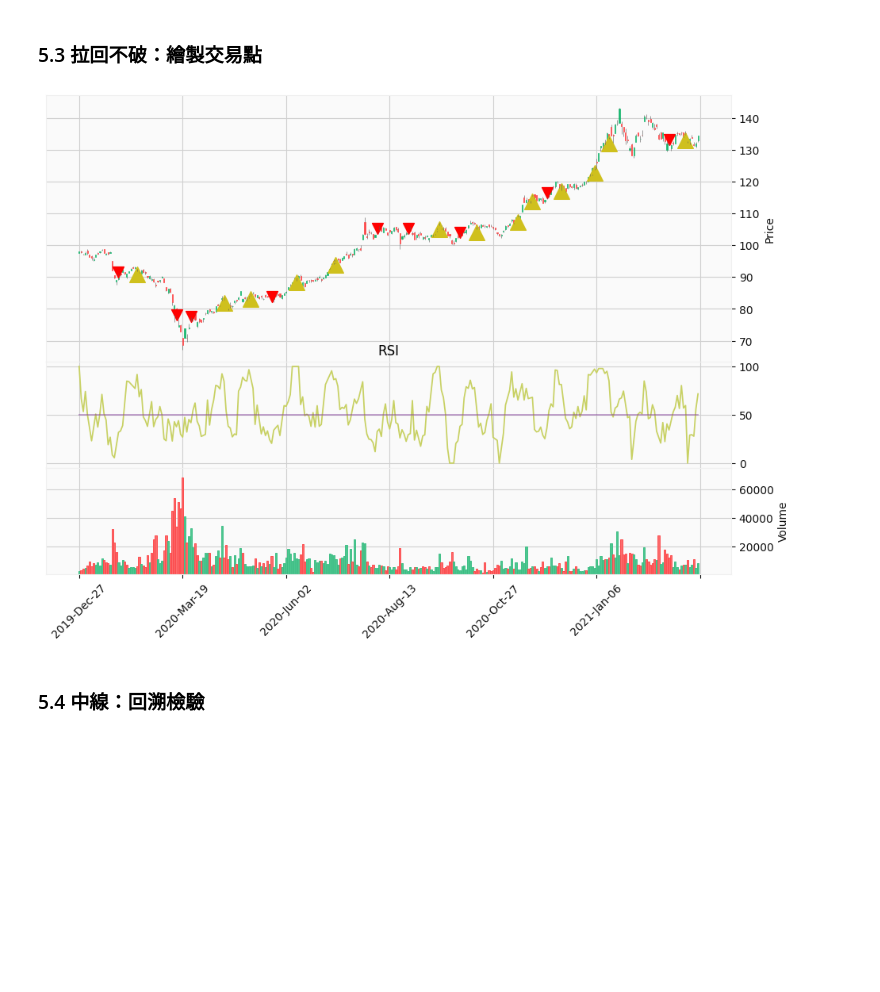
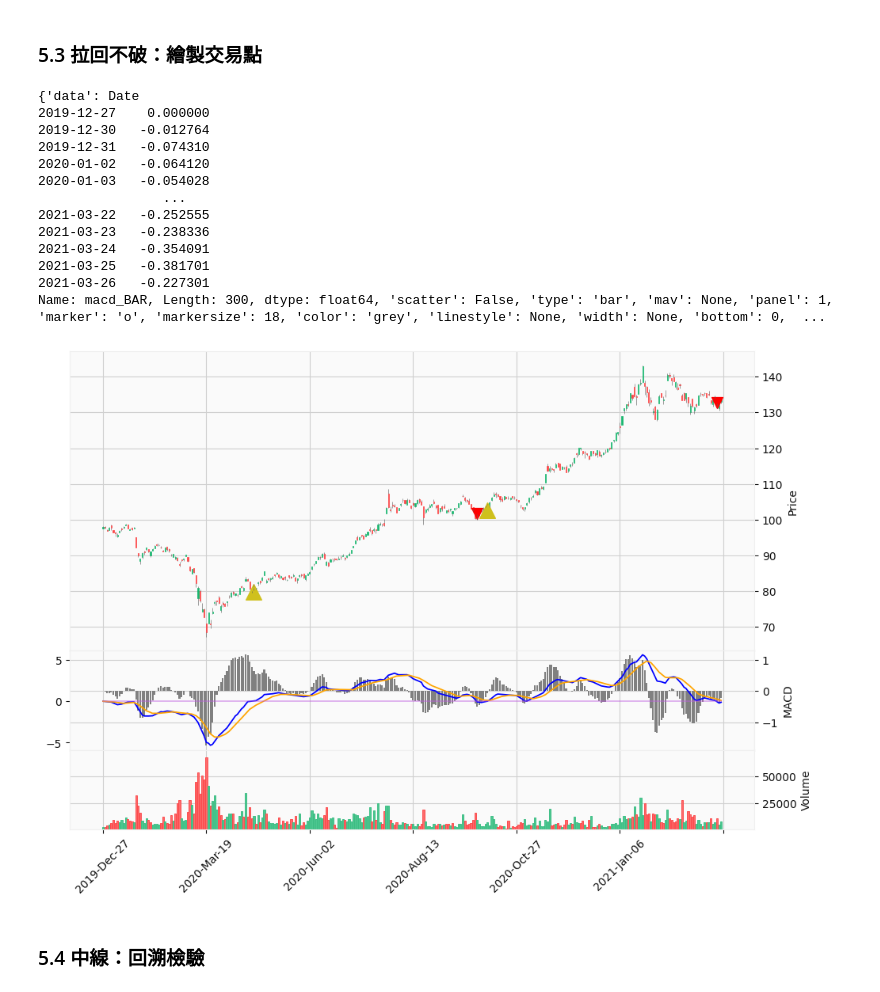
Before and after one commit to a23956491z/backtesting-project, a Jupyter notebook: production/MACD/explanation.ipynb, the cells around one changed output. Saved outputs shown, nothing was run; the diff lists cells and outputs as text; code cells hidden in the pictures; blank space fills up the shorter version.

Commit message:
Production: MACD explan strat. 2

```diff
--- a/production/MACD/explanation.ipynb
+++ b/production/MACD/explanation.ipynb
@@ -347,43 +323,59 @@ buy  | 2021-03-18 00:00:00 134.9
 # %%
 plots = []
 
 # the position in graph
 buy, sell = [], []
 
 # Adjust the position to avoid signals block the lines
 for index, row in data.iterrows():
     buy.append(row['Close']*0.985 if strategy_2.loc[index]['buy'] else np.nan)
     sell.append(row['Close']*1.01 if strategy_2.loc[index]['sell'] else np.nan)
 
+print( mpf.make_addplot(data['macd_BAR'], type = 'bar', panel = 1, color = 'grey', ylabel = 'MACD'))
 
 plots = [
-    # Add the RSI indicator to plot
-    mpf.make_addplot(data['RSI'], panel = 1, color='#c8d164', title='RSI'),
+          mpf.make_addplot(data['macd_BAR'], type = 'bar', panel = 1, color = 'grey', ylabel = 'MACD'),
+          mpf.make_addplot(data['macd_DIF'], panel = 1, color = 'blue'),
+          mpf.make_addplot(data['macd_DEM'], panel = 1, color = 'orange'),
 
-
-    # Add middle_line to plot
-    mpf.make_addplot(np.full((len(data)), middle_line), panel = 1, color='#7e3696', alpha=0.5),
-]
+          # Add zero line
+          mpf.make_addplot(np.full((len(data)), middle_line), panel = 1, color='#bf5ce0', alpha=0.5),
+       ]
 
 # Add trading point to plot
 #    np.isnan(sell) determine the value is nan or not
 #    count_nonzero(np.isnan(sell)) counts how many nan we have
 #    if nan amount equal the length of array, we don't have sell record
 if not np.count_nonzero(np.isnan(sell)) == len(sell):
     plots.append(mpf.make_addplot(sell , type = 'scatter', color = 'red', marker = 'v', markersize = 100))
 if not np.count_nonzero(np.isnan(buy)) == len(buy):
     plots.append(mpf.make_addplot(buy , type = 'scatter', color = '#cfc01d', marker = '^', markersize = 200))
 
-mpf.plot( data,
-            type='candle',       # candlestick chart of stock price
-            volume=True,         # plots trading volume as well
-            volume_panel=2,
-            figscale=1.5,          # make graph twice bigger
-            style='yahoo',       # color scheme using 'yahoo' style
-            addplot = plots,
+# # make the graph(plot)
+mpf.plot(data,
+         type='candle',   # candlestick chart of stock price
+         volume=True,     # plots trading volume as well
+         volume_panel=2,
+         figscale=1.5,
+         addplot = plots,
+         style='yahoo',
+         panel_ratios = (3, 1, 0.8)
 )
 # %% [output]
+{'data': Date
+2019-12-27    0.000000
+2019-12-30   -0.012764
+2019-12-31   -0.074310
+2020-01-02   -0.064120
+2020-01-03   -0.054028
+                ...
+2021-03-22   -0.252555
+2021-03-23   -0.238336
+2021-03-24   -0.354091
+2021-03-25   -0.381701
+2021-03-26   -0.227301
+Name: macd_BAR, Length: 300, dtype: float64, 'scatter': False, 'type': 'bar', 'mav': None, 'panel': 1, 'marker': 'o', 'markersize': 18, 'color': 'grey', 'linestyle': None, 'width': None, 'bottom': 0,  ...
-[figure, old version]
+[figure, new version]
 # %% [markdown]
 ### 5.4 中線：回溯檢驗
 # %%
```
Also changed, not shown: parts of 10 cells of this notebook.
